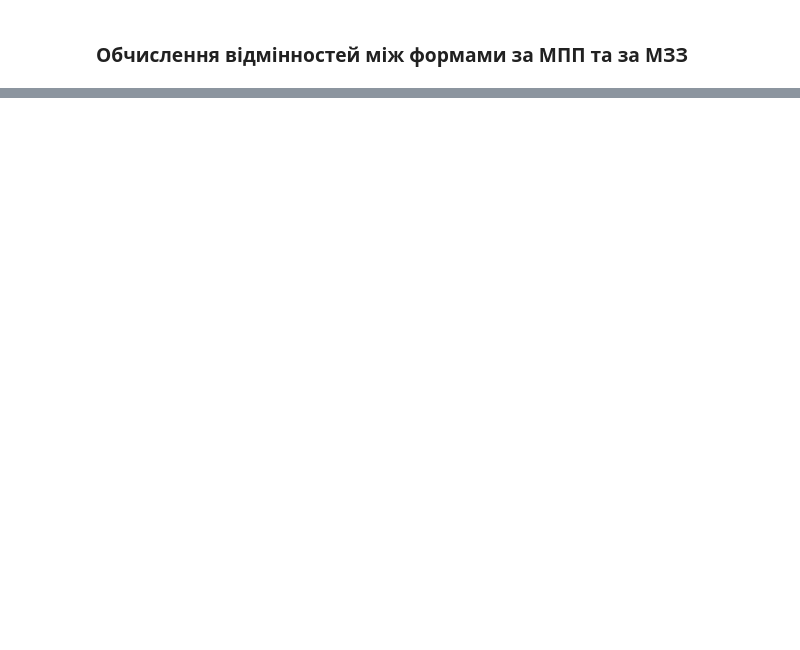
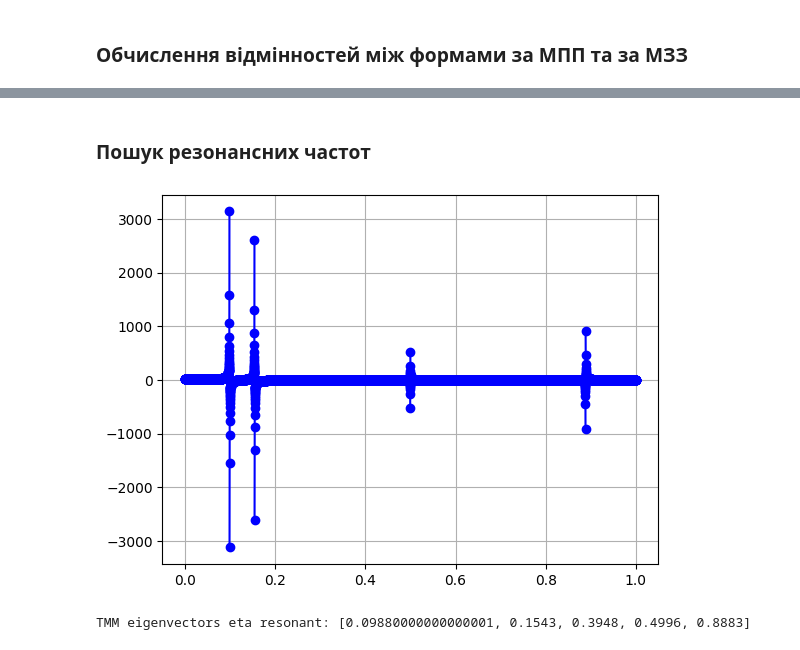
Before and after one commit to arroneq/KPI-FAM-subjects, a Jupyter notebook: Numerical Methods/Lab 2-3/Ipynb/nmmp2-3.ipynb, the cells around one changed output, grey strips where cells are left out. Cells and saved outputs as stored; diff of their text form; code cells hidden in the pictures; blank space fills up the shorter version.

```diff
--- a/Numerical Methods/Lab 2-3/Ipynb/nmmp2-3.ipynb
+++ b/Numerical Methods/Lab 2-3/Ipynb/nmmp2-3.ipynb
@@ -719,0 +758,45 @@ Deviations: [ 390  391  392  393  394  395  396  397  398  399  400  401  402  4
+# %%
+def F(x,element,varphi):
+    X = solve_homogeneous_TMM(theta0,varphi)
+
+    if element == 1:
+        return X[1]*Krylov(2,varphi,x) + X[3]*Krylov(4,varphi,x)
+    if element == 2:
+        return X[9]*Krylov(2,varphi,x) + X[10]*Krylov(3,varphi,x) + X[11]*Krylov(4,varphi,x)
+# %%
+def integrand_norma(x,element,varphi):
+    return F(x,element,varphi)*F(x,element,varphi)
+# %%
+def T(t,element,w,eta):
+    varphi = np.sqrt(w)
+
+    return (F(L/2,element,varphi) / quad(integrand_norma, 0, L, args=(element,varphi))[0] / (w**2 - eta**2)) * np.cos(eta*t)
+# %% [markdown]
+### Пошук резонансних частот
+# %%
+t = 0
+s = 1
+
+step = 1e-4
+eta_candidates = np.arange(step, 1+step/2, step)
+W_tmm_eigenvectors = np.zeros(len(eta_candidates))
+
+for i in range(len(eta_candidates)):
+    for w_i in tmm_w[0:5]:
+        varphi = np.sqrt(w_i)
+        W_tmm_eigenvectors[i] += F(s,1,varphi)*T(t,1,w_i,eta_candidates[i])
+
+plt.plot(eta_candidates, W_tmm_eigenvectors, marker="o", color="blue")
+plt.grid()
+plt.show()
+# %% [output]
+[figure, added]
+# %%
+eta_tmm_eigenvectors_resonant = [
+    eta_candidates[i] for i in range(1,len(eta_candidates)-1)
+    if W_tmm_eigenvectors[i] == min([W_tmm_eigenvectors[i-1], W_tmm_eigenvectors[i], W_tmm_eigenvectors[i+1]])
+]
+
+print("TMM eigenvectors eta resonant:", eta_tmm_eigenvectors_resonant)
+# %% [output]
+TMM eigenvectors eta resonant: [0.09880000000000001, 0.1543, 0.3948, 0.4996, 0.8883]
```
Also changed, not shown: parts of 44 cells of this notebook, 19 other files.
